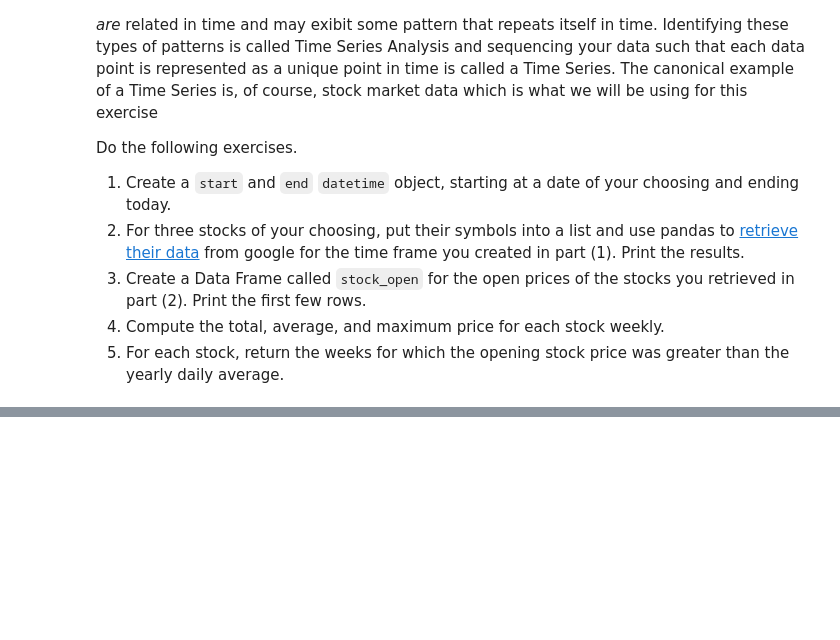
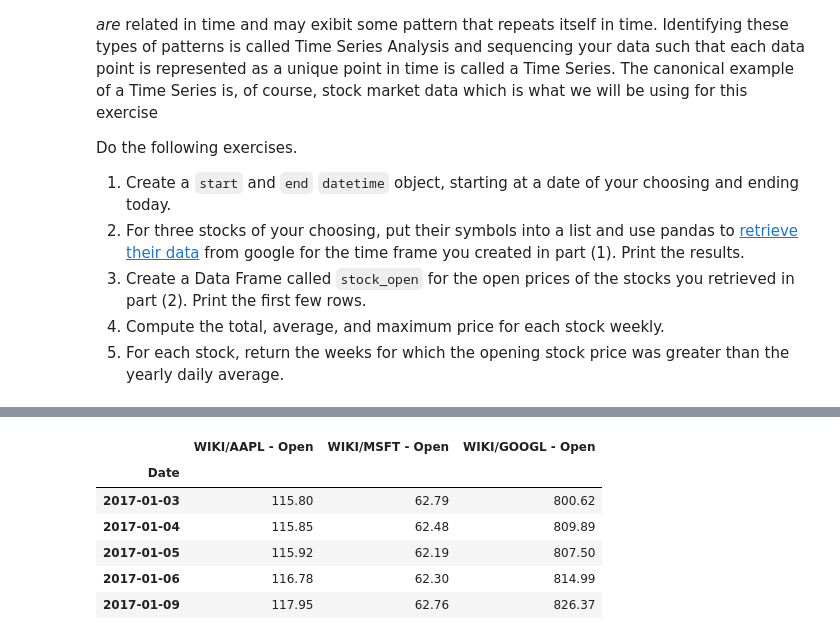
Before and after one commit to mlittle777/K2-scipy-intro, a Jupyter notebook: Pandas-Exercise-ml.ipynb, the cells around one changed output, grey strips where cells are left out. Saved outputs shown, nothing was run; the diff lists cells and outputs as text; code cells hidden in the pictures; blank space fills up the shorter version.

```diff
--- a/Pandas-Exercise-ml.ipynb
+++ b/Pandas-Exercise-ml.ipynb
@@ -852,3 +857,14 @@ NameError: name 'stock_data' is not defined
+# %%
+stock_open = f[["WIKI/AAPL - Open", "WIKI/MSFT - Open", "WIKI/GOOGL - Open"]]
+stock_open.head()
+# %% [output]
+|  | WIKI/AAPL - Open | WIKI/MSFT - Open | WIKI/GOOGL - Open |
+| Date |  |  |  |
+| 2017-01-03 | 115.80 | 62.79 | 800.62 |
+| 2017-01-04 | 115.85 | 62.48 | 809.89 |
+| 2017-01-05 | 115.92 | 62.19 | 807.50 |
+| 2017-01-06 | 116.78 | 62.30 | 814.99 |
+| 2017-01-09 | 117.95 | 62.76 | 826.37 |
 # %%
 stock_open['week'] = stock_open.index.week
 stock_open['year'] = stock_open.index.year
```
Also changed, not shown: parts of 4 cells of this notebook.
